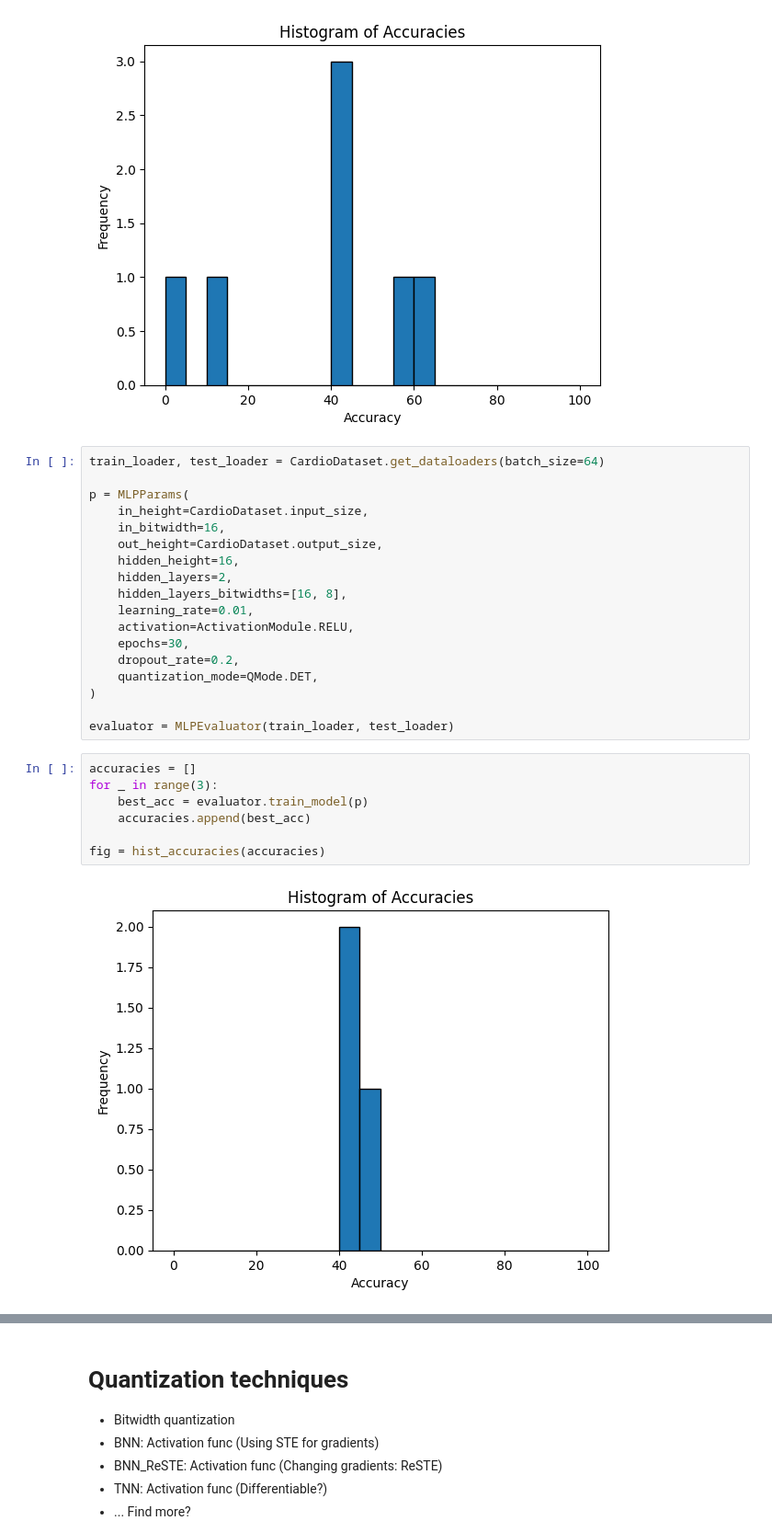
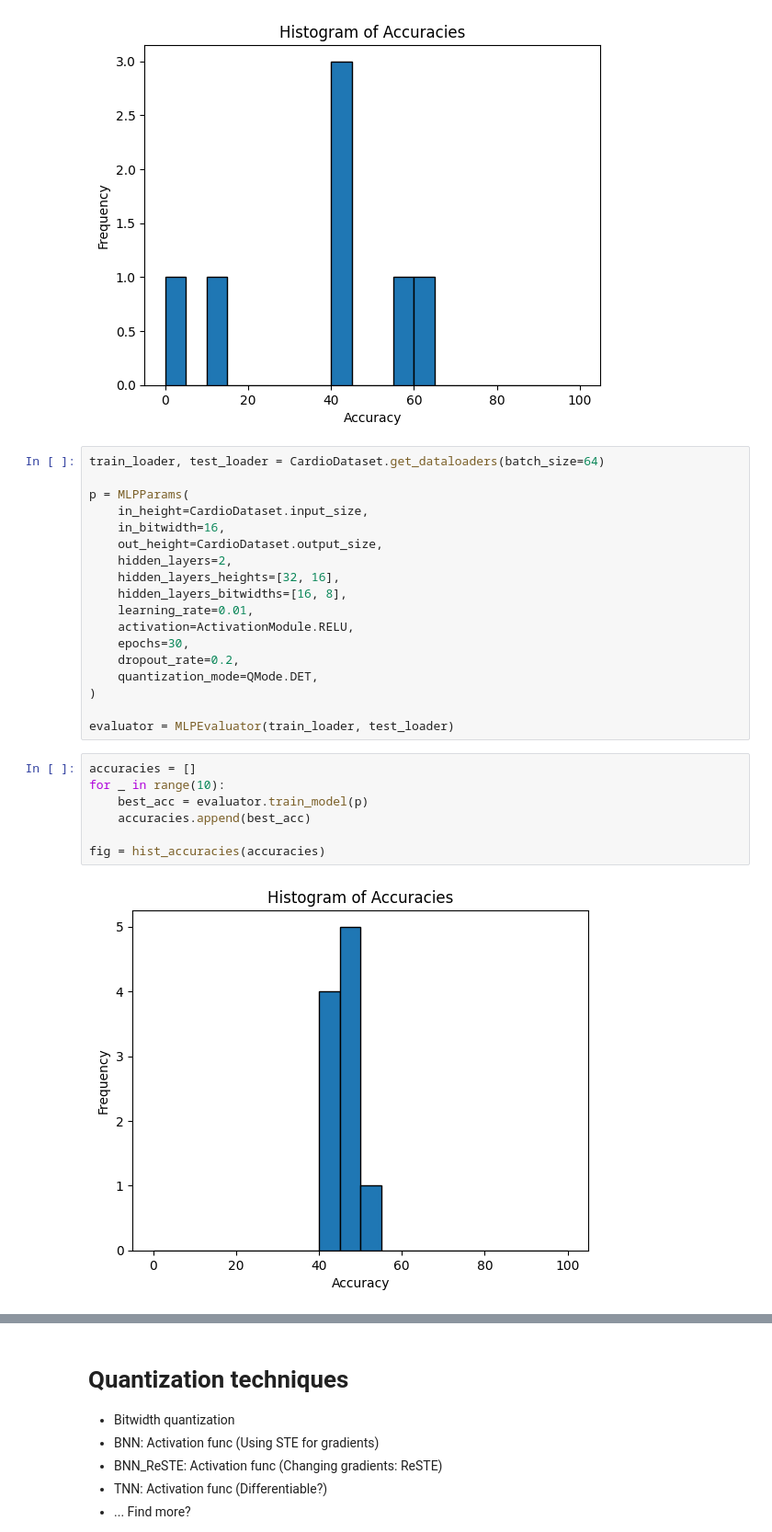
Before and after one commit to DiceNameIsMy/neural-networks-compression, a Jupyter notebook: src/notebooks/try_models.ipynb, the cells around one changed output, grey strips where cells are left out. Shown: that part at 92% size. Cells and saved outputs as stored; diff of their text form.

Commit message:
Make per-hidden-layer height "NAS-able"

```diff
--- a/src/notebooks/try_models.ipynb
+++ b/src/notebooks/try_models.ipynb
@@ -48,8 +48,8 @@ p = MLPParams(
     in_height=CardioDataset.input_size,
     in_bitwidth=16,
     out_height=CardioDataset.output_size,
-    hidden_height=16,
     hidden_layers=2,
+    hidden_layers_heights=[32, 16],
     hidden_layers_bitwidths=[16, 8],
     learning_rate=0.01,
     activation=ActivationModule.RELU,
@@ -61,13 +61,13 @@ p = MLPParams(
 evaluator = MLPEvaluator(train_loader, test_loader)
 # %%
 accuracies = []
-for _ in range(3):
+for _ in range(10):
     best_acc = evaluator.train_model(p)
     accuracies.append(best_acc)
 
 fig = hist_accuracies(accuracies)
 # %% [output]
-[figure, old version]
+[figure, new version]
 # %%
 from dataclasses import replace
 
```
Also changed, not shown: parts of 2 cells of this notebook, 7 other files.
